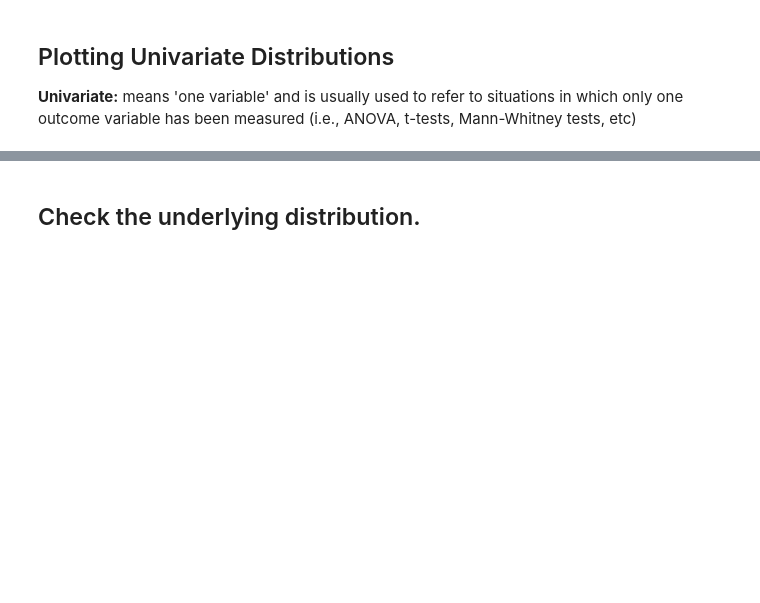
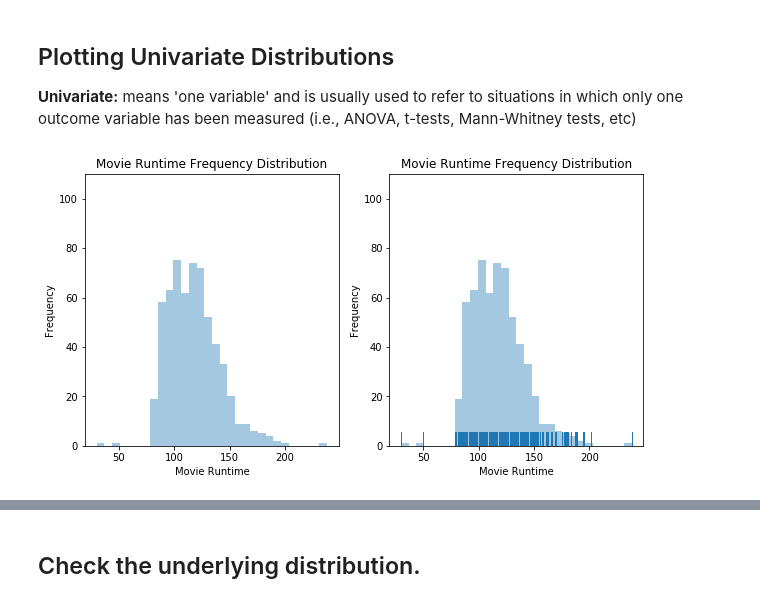
Before and after one commit to giggles-data-science/Python-3-DS, a Jupyter notebook: seaborn.ipynb, the cells around one changed output, grey strips where cells are left out. Saved outputs shown, nothing was run; the diff lists cells and outputs as text; code cells hidden in the pictures; blank space fills up the shorter version.

```diff
--- a/seaborn.ipynb
+++ b/seaborn.ipynb
@@ -88,4 +132,24 @@ For **continuous** variables utilize **histograms, scatterplots, line graphs, an
 ## Plotting Univariate Distributions
 
 **Univariate:** means 'one variable' and is usually used to refer to situations in which only one outcome variable has been measured (i.e., ANOVA, t-tests, Mann-Whitney tests, etc)
+# %%
+plt.figure(figsize=(10, 5))
+
+#distplot plots kernel density estimate by default. for reg histogram set to False
+plt.subplot(1, 2, 1)
+plt.ylim(0,110)
+sns.distplot(df.Runtime, kde=False)
+plt.xlabel('Movie Runtime')
+plt.ylabel('Frequency')
+plt.title('Movie Runtime Frequency Distribution')
+
+#add a rug plot
+plt.subplot(1,2,2)
+plt.ylim(0,110)
+sns.distplot(df.Runtime, kde=False, rug = True)
+plt.xlabel('Movie Runtime')
+plt.ylabel('Frequency')
+plt.title('Movie Runtime Frequency Distribution');
+# %% [output]
+[figure, added]
 # %%
```
Also changed, not shown: parts of 26 cells of this notebook.
